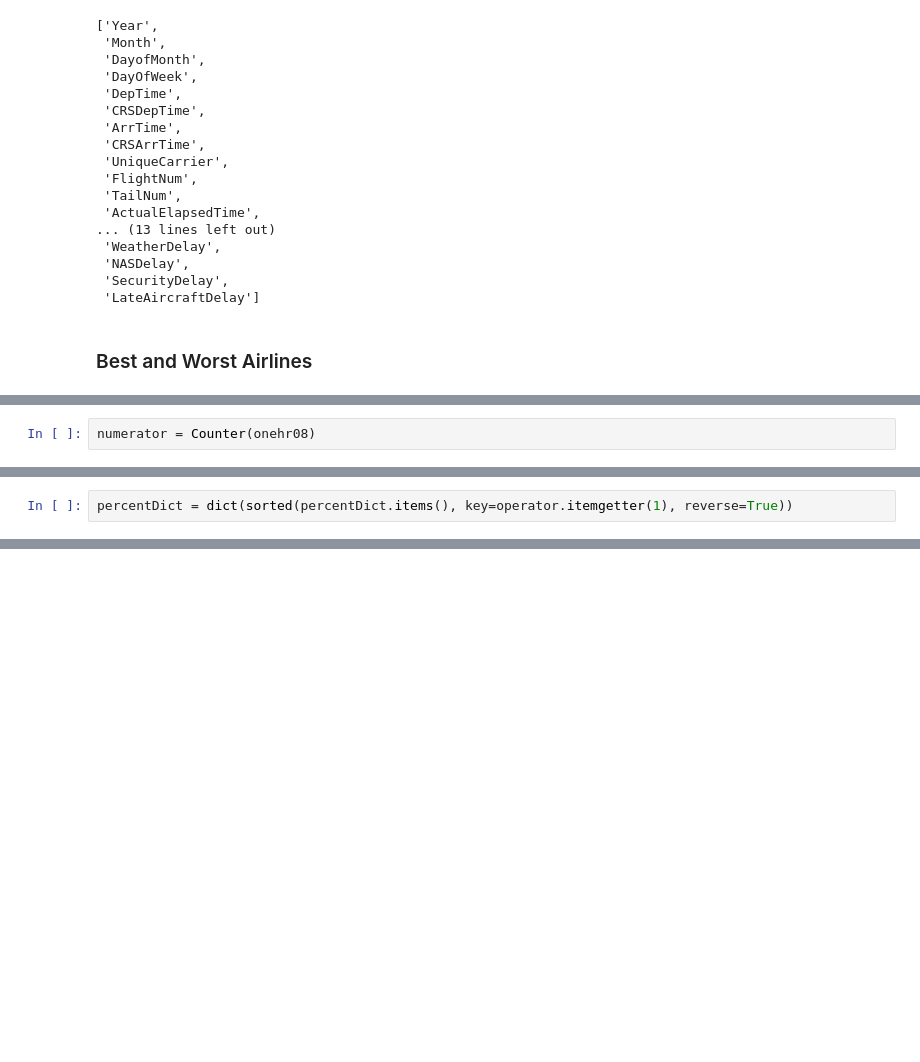
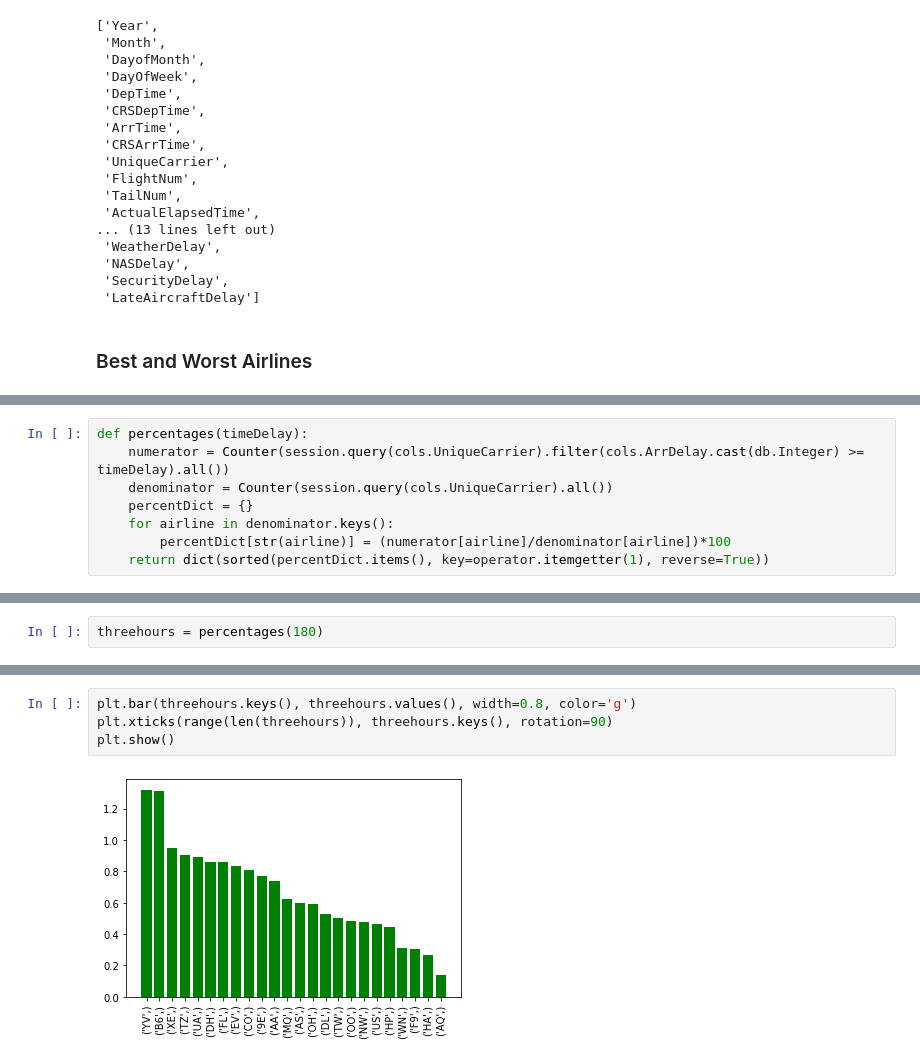
Before and after one commit to daniellicht13/caobd_final, a Jupyter notebook: airlines.ipynb, the cells around one changed output, grey strips where cells are left out. Drawn from its saved outputs; the diff is of its cells as text; blank space fills up the shorter version.

```diff
--- a/airlines.ipynb
+++ b/airlines.ipynb
@@ -70,2 +59,0 @@ WHERE CAST(ontime."ArrDelay" AS INTEGER) >= ?
-# %%
-numerator = Counter(onehr08)
@@ -84,2 +60,8 @@ pDictCopy = percentDict
-# %%
-percentDict = dict(sorted(percentDict.items(), key=operator.itemgetter(1), reverse=True))
+# %%
+def percentages(timeDelay):
+    numerator = Counter(session.query(cols.UniqueCarrier).filter(cols.ArrDelay.cast(db.Integer) >= timeDelay).all())
+    denominator = Counter(session.query(cols.UniqueCarrier).all())
+    percentDict = {}
+    for airline in denominator.keys():
+        percentDict[str(airline)] = (numerator[airline]/denominator[airline])*100
+    return dict(sorted(percentDict.items(), key=operator.itemgetter(1), reverse=True))
@@ -85,0 +79,2 @@ percentDict = dict(sorted(percentDict.items(), key=operator.itemgetter(1), rever
+# %%
+threehours = percentages(180)
@@ -89,3 +102,9 @@ plt.xticks(range(len(percentDict)), percentDict.keys(), rotation=90)
 plt.show()
 # %% [output]
 [figure]
+# %%
+plt.bar(threehours.keys(), threehours.values(), width=0.8, color='g')
+plt.xticks(range(len(threehours)), threehours.keys(), rotation=90)
+plt.show()
+# %% [output]
+[figure, added]
```
Also changed, not shown: parts of 11 cells of this notebook, 1 other file.
